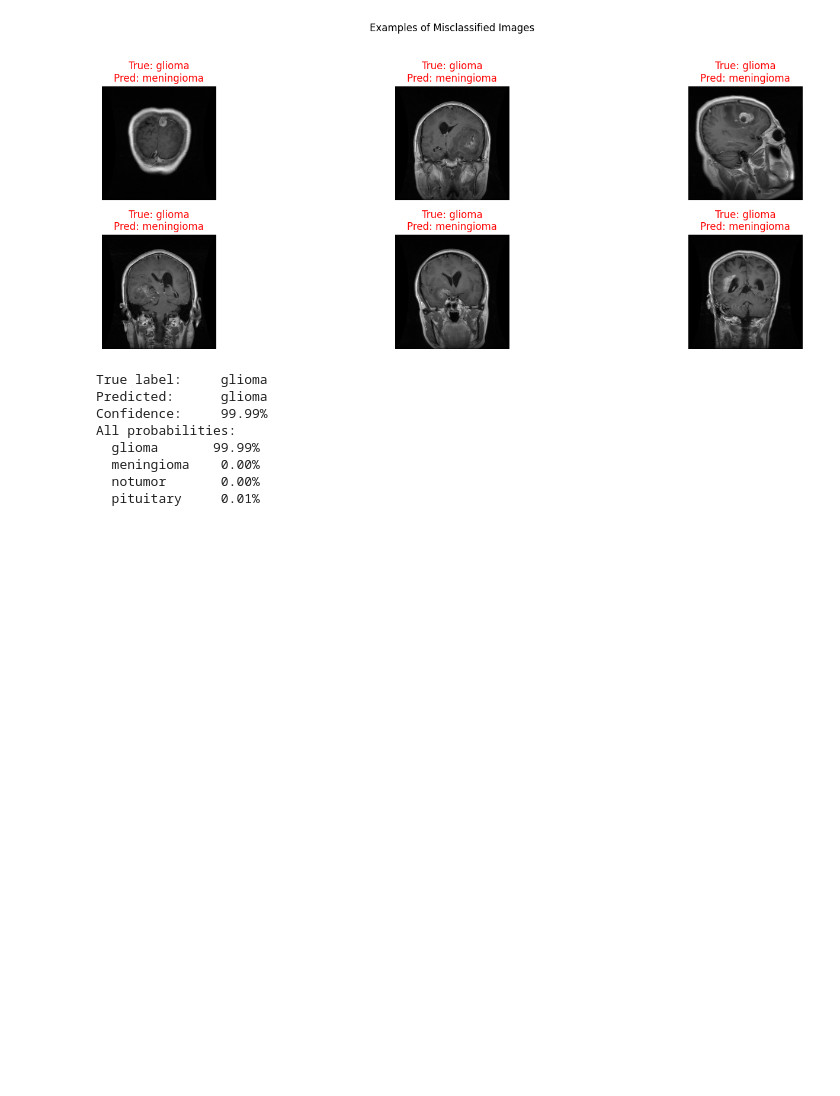
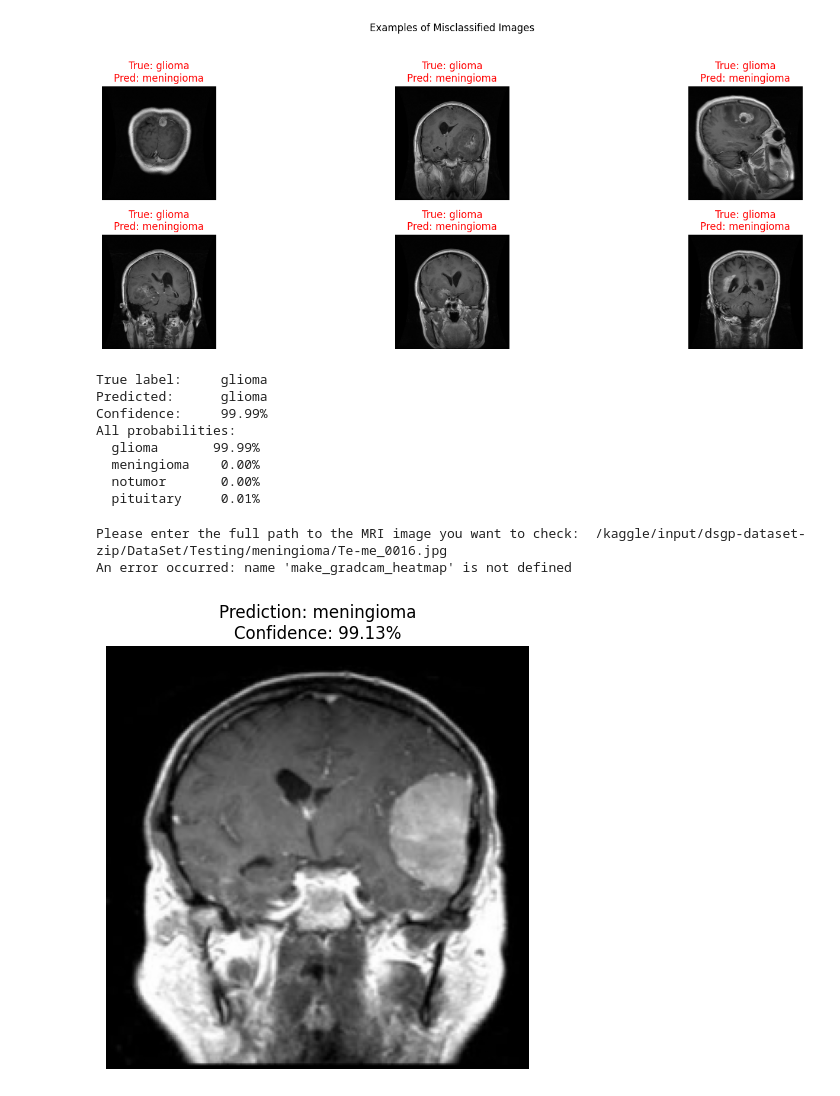
Before and after one commit to specM7/DSGP_Group_33_Brain_Tumor_Predictor, a Jupyter notebook: Meningioma_Adrian_2425482.ipynb, the cells around one changed output. Saved outputs shown, nothing was run; the diff lists cells and outputs as text; code cells hidden in the pictures; blank space fills up the shorter version.

Commit message:
so once you copy the path and paste it will check what type is ..like is it bad or good

```diff
--- a/Meningioma_Adrian_2425482.ipynb
+++ b/Meningioma_Adrian_2425482.ipynb
@@ -643,3 +634,53 @@ All probabilities:
   meningioma    0.00%
   notumor       0.00%
   pituitary     0.01%
+# %%
+import cv2
+import numpy as np
+import matplotlib.pyplot as plt
+
+# 1. Ask the user for the file path
+# Note: On Kaggle, you can upload an image using the 'Add Data' button or the 'Upload' button in the sidebar.
+# The path is usually something like '/kaggle/input/your-dataset-name/image.jpg'
+image_path = input("Please enter the full path to the MRI image you want to check: ")
+
+try:
+    # 2. Preprocess (224x224 Grayscale)
+    img = cv2.imread(image_path, cv2.IMREAD_GRAYSCALE)
+    if img is None:
+        print("Error: Could not read image. Check the path.")
+    else:
+        img_resized = cv2.resize(img, (224, 224))
+        img_input = img_resized.reshape(1, 224, 224, 1) / 255.0
+
+        # 3. Predict
+        # 'clf_model' must be the variable name of your loaded model
+        probs = clf_model.predict(img_input, verbose=0)[0]
+        pred_class = np.argmax(probs)
+        confidence = probs[pred_class] * 100
+
+        # 4. Display Results with Heatmap
+        plt.figure(figsize=(12, 6))
+
+        plt.subplot(1, 2, 1)
+        plt.imshow(img_resized, cmap='gray')
+        plt.title(f"Prediction: {CLASSES[pred_class]}\nConfidence: {confidence:.2f}%")
+        plt.axis('off')
+
+        # Generate Heatmap (using the function already in your notebook)
+        heatmap = make_gradcam_heatmap(img_input, clf_model, last_conv_layer_name)
+
+        plt.subplot(1, 2, 2)
+        plt.imshow(img_resized, cmap='gray')
+        plt.imshow(heatmap, cmap='jet', alpha=0.4)
+        plt.title("Explainable AI: Model Focus Area")
+        plt.axis('off')
+
+        plt.show()
+
+except Exception as e:
+    print(f"An error occurred: {e}")
+# %% [output]
+Please enter the full path to the MRI image you want to check:  /kaggle/input/dsgp-dataset-zip/DataSet/Testing/meningioma/Te-me_0016.jpg
+An error occurred: name 'make_gradcam_heatmap' is not defined
+[figure, added]
```
Also changed, not shown: parts of 6 cells of this notebook.
